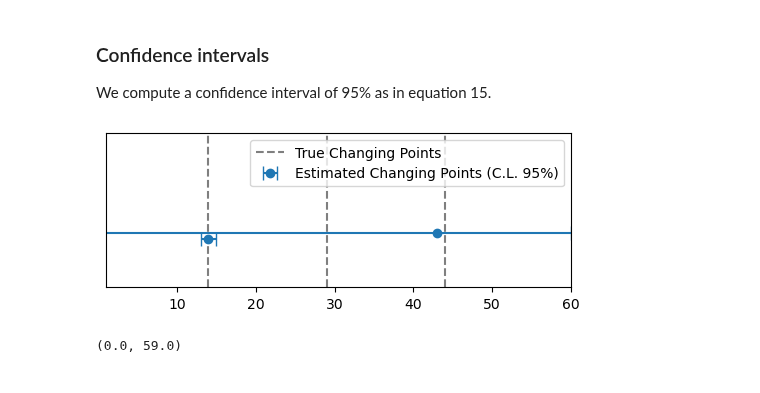
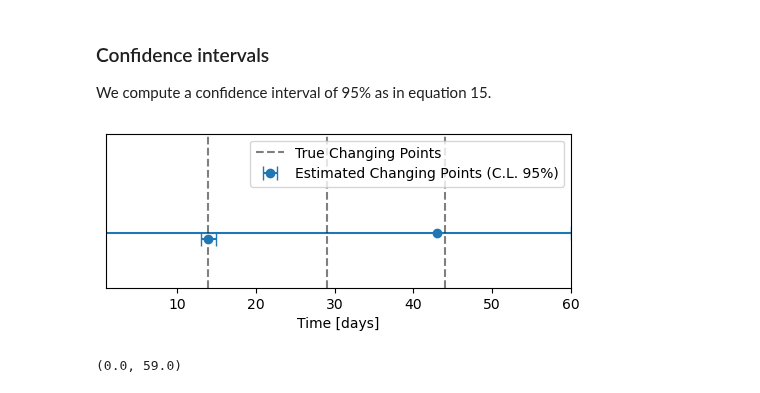
Before and after one commit to threeblueonebrowneyes/bayesian-sir-with-changing-points, a Jupyter notebook: Bayes_SIR.ipynb, the cells around one changed output. Drawn from its saved outputs; the diff is of its cells as text; code cells hidden in the pictures.

Commit message:
add xlabel

```diff
--- a/Bayes_SIR.ipynb
+++ b/Bayes_SIR.ipynb
@@ -560,30 +560,31 @@ for tau_k in tau_final:
 # %%
 #Lower and upper limits of confidence intervals
 lower_error = [tau_ - i[0] for i, tau_ in zip(ci_tau[1:], tau_final[1:])]
 upper_error = [i[1] - tau_ for i, tau_ in zip(ci_tau[1:], tau_final[1:])]
 
 fig, ax = plt.subplots(figsize=(6,2))
 
 plt.errorbar(x = tau_final[1:],
              y = np.ones(len(tau_final[1:]))+ np.random.normal(0, 0.1, len(tau_final[1:])),
              xerr = [lower_error, upper_error],
              capsize=5,
              fmt='o',
              label='Estimated Changing Points (C.L. 95%)')
 i = 0
 for c_point in gt_changing_points[1:]:
     if i == 0:
         plt.axvline(x=c_point-1, color="black", linestyle="--", alpha=0.5, label="True Changing Points")
         i += 1
     else:
         plt.axvline(x=c_point-1, color="black", linestyle="--", alpha=0.5)
 
 plt.xlim(1,T)
 plt.ylim(0,3)
 plt.legend(loc='upper right')
+plt.xlabel('Time [days]')
 plt.yticks([]);
 # %% [output]
-[figure, old version]
+[figure, new version]
 # %%
 posterior_frequency = np.sum(delta_samples[:, 1:], axis = 0)/n_samples
 
```
Also changed, not shown: parts of 1 cell of this notebook.
